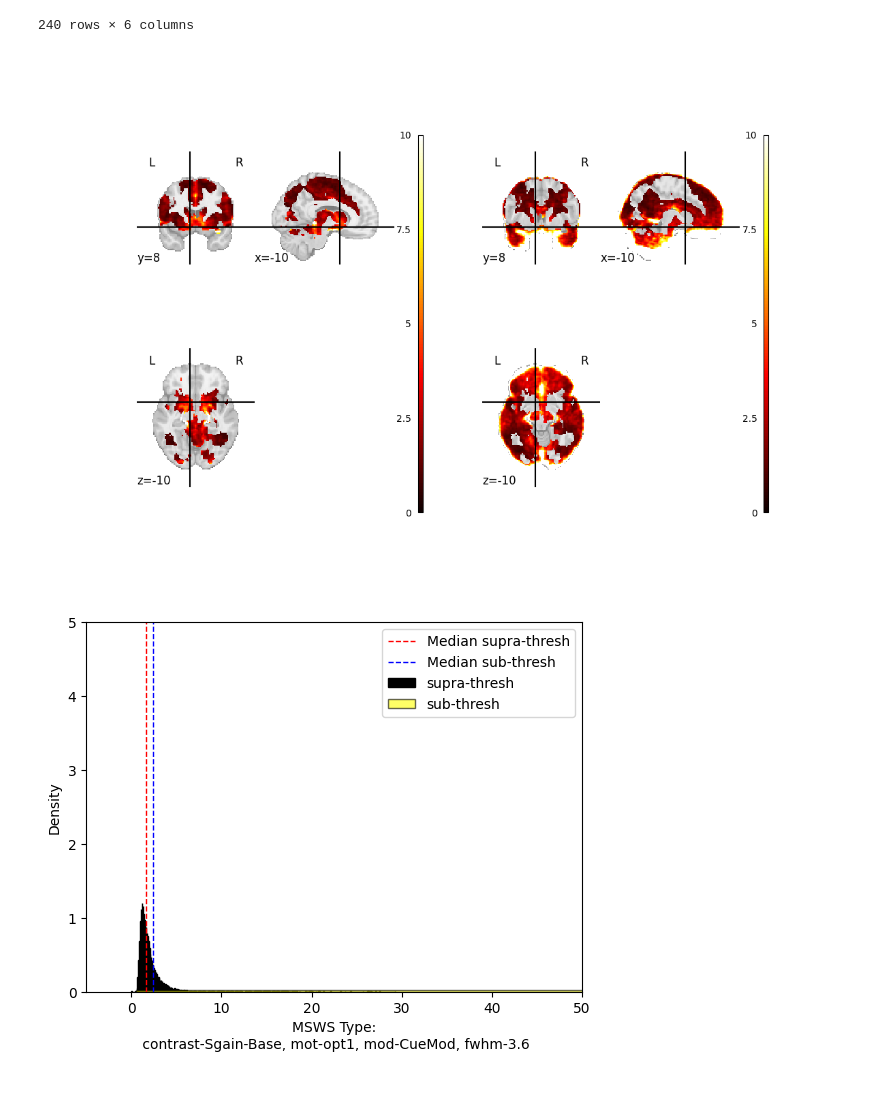
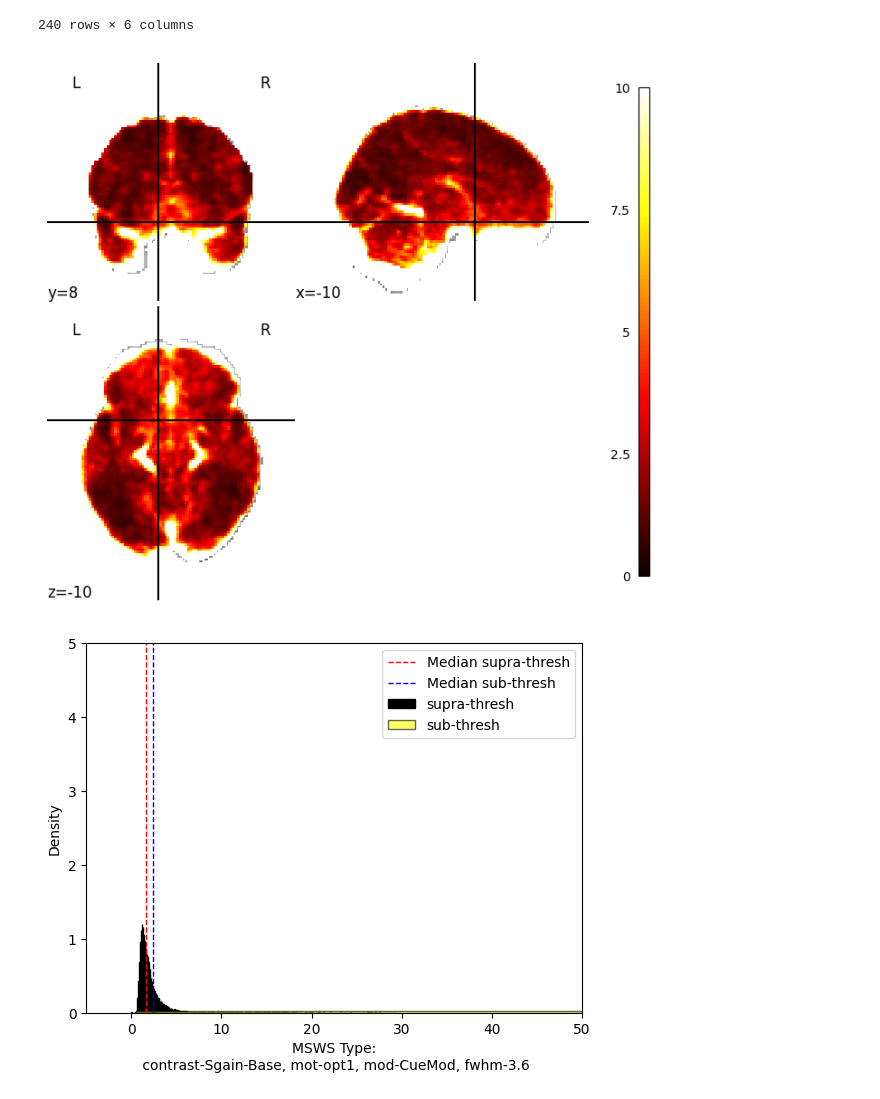
Before and after one commit to demidenm/Multiverse_Reliability, a Jupyter notebook: Stage2_Code/run-analyses.ipynb, the cells around one changed output. Cells and saved outputs as stored; diff of their text form; code cells hidden in the pictures.

```diff
--- a/Stage2_Code/run-analyses.ipynb
+++ b/Stage2_Code/run-analyses.ipynb
@@ -99,12 +99,9 @@ def plot_icc_maps(maps, names, coordinates, vmax):
     plt.show()
 
 
-def plot_top_maps(imgs, img_index, coordinates, vmax):
-    fig, axes = plt.subplots(1, 2, figsize=(12, 8))
-
-    for i, img in enumerate(imgs):
-        plotting.plot_stat_map(img[img_index], display_mode='tiled',
-                               cut_coords=coordinates, vmax=vmax, axes=axes[i])
+def plot_top_map(img, img_index, coordinates, vmax):
+    plotting.plot_stat_map(img[img_index], display_mode='tiled',
+                           cut_coords=coordinates, vmax=vmax)
 
     plt.tight_layout()
     plt.show()
@@ -528,12 +522,8 @@ df_ws_sub.sort_values(by='median_est', ascending=False)
 | 109 | mask-wilson-sub | contrast-Sgain-Neut | mot-opt4 | mod-AntMod | fwhm-8.4 | 0.084 |
 240 rows × 6 columns
 # %%
-ws_maps = [ws_supra_imgs, ws_sub_imgs]
-ws_img = 185
-
-plot_top_maps(imgs=ws_maps,
-              img_index=ws_img,
-              coordinates=(-10, 8, -10), vmax=10)
+ws_ind = 185
+plot_top_map(img=ws_imgs, img_index=ws_ind, coordinates=(-10, 8, -10), vmax=10)
 # %% [output]
-[figure, old version]
+[figure, new version]
 # %%
```
Also changed, not shown: parts of 20 cells of this notebook.
